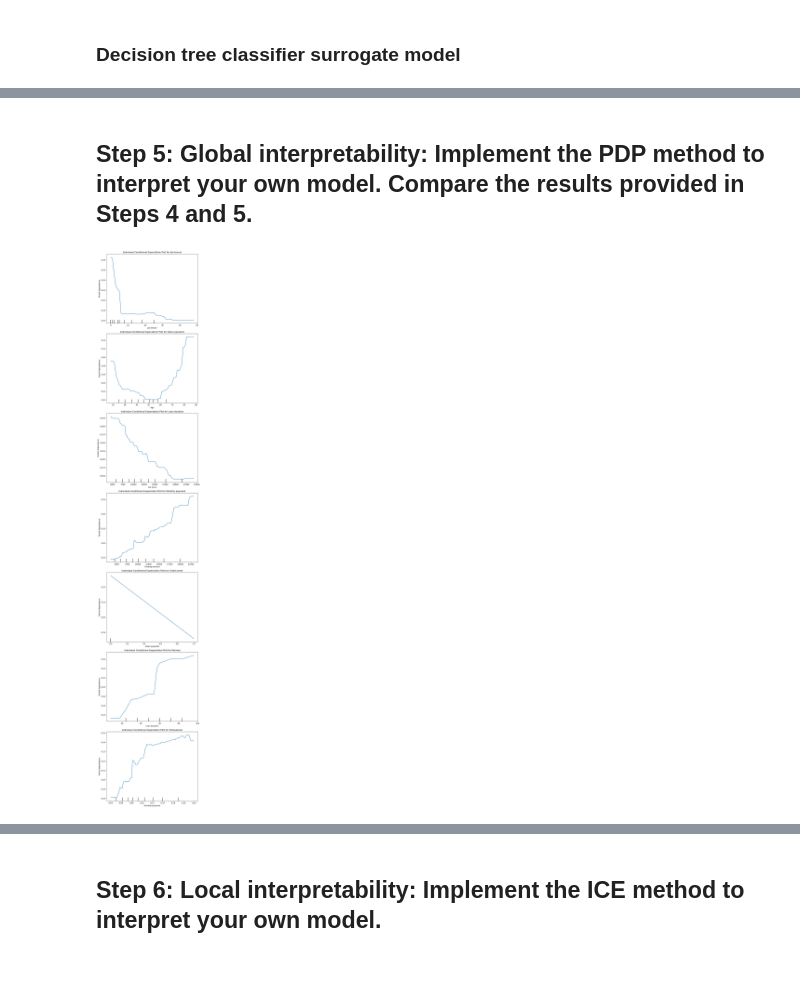
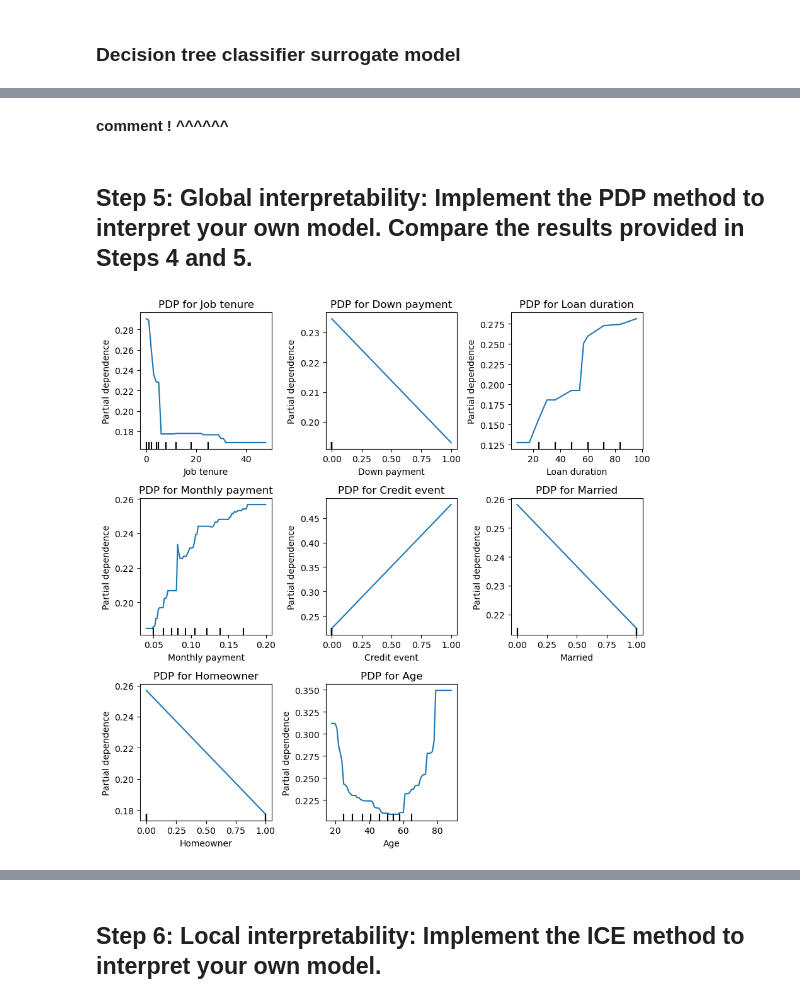
Before and after one commit to agossetX/interpretability_algorithmic_fairness_group_2, a Jupyter notebook: main.ipynb, the cells around one changed output, grey strips where cells are left out. Cells and saved outputs as stored; diff of their text form; code cells hidden in the pictures; blank space fills up the shorter version.

Commit message:
cleaned and solved missing questions. everything but comments/analysis and question 8&10 done

```diff
--- a/main.ipynb
+++ b/main.ipynb
@@ -499,23 +508,34 @@ Regarding feature importance, **Age** (35.8%), **Job Tenure** (18.1%), and **Loa
+# %% [markdown]
+**comment ! ^^^^^^**
 # %% [markdown]
 ## Step 5: Global interpretability: Implement the PDP method to interpret your own model. Compare the results provided in Steps 4 and 5.
 # %%
-import matplotlib.pyplot as plt
 from sklearn.inspection import PartialDependenceDisplay
 
-# Choose features for the ICE plot (replace with the feature names from your dataset)
-features = ['Job tenure', 'Down payment', 'Loan duration', 'Monthly payment', 'Credit event', 'Married', 'Homeowner']
+features = ['Job tenure', 'Down payment', 'Loan duration', 'Monthly payment', 'Credit event', 'Married', 'Homeowner', 'Age']
 
-# Generate ICE plot for each feature
-fig, axs = plt.subplots(nrows=len(features), ncols=1, figsize=(8, 6 * len(features)))
+#  PDP for each feature
+fig, axs = plt.subplots(nrows=3, ncols=3, figsize=(9, 9))
+axs = axs.flatten()
 
 for i, feature in enumerate(features):
-    PartialDependenceDisplay.from_estimator(xgb_model, X_test, [i], ax=axs[i])
-    axs[i].set_title(f'Individual Conditional Expectation Plot for {feature}')
+    PartialDependenceDisplay.from_estimator(
+        xgb_model,
+        X_test,
+        [feature],
+        ax=axs[i],
+        kind='average'
+    )
+    axs[i].set_title(f'PDP for {feature}')
     axs[i].set_xlabel(feature)
-    axs[i].set_ylabel('Predicted Probability of Default')
+    axs[i].set_ylabel('Avg Predicted Probability')
     axs[i].grid(True)
+
+# removing unused plots
+for j in range(i + 1, len(axs)):
+    fig.delaxes(axs[j])
 
 plt.tight_layout()
 plt.show()
 # %% [output]
-[figure, old version]
+[figure, new version]
```
Also changed, not shown: parts of 48 cells of this notebook.
